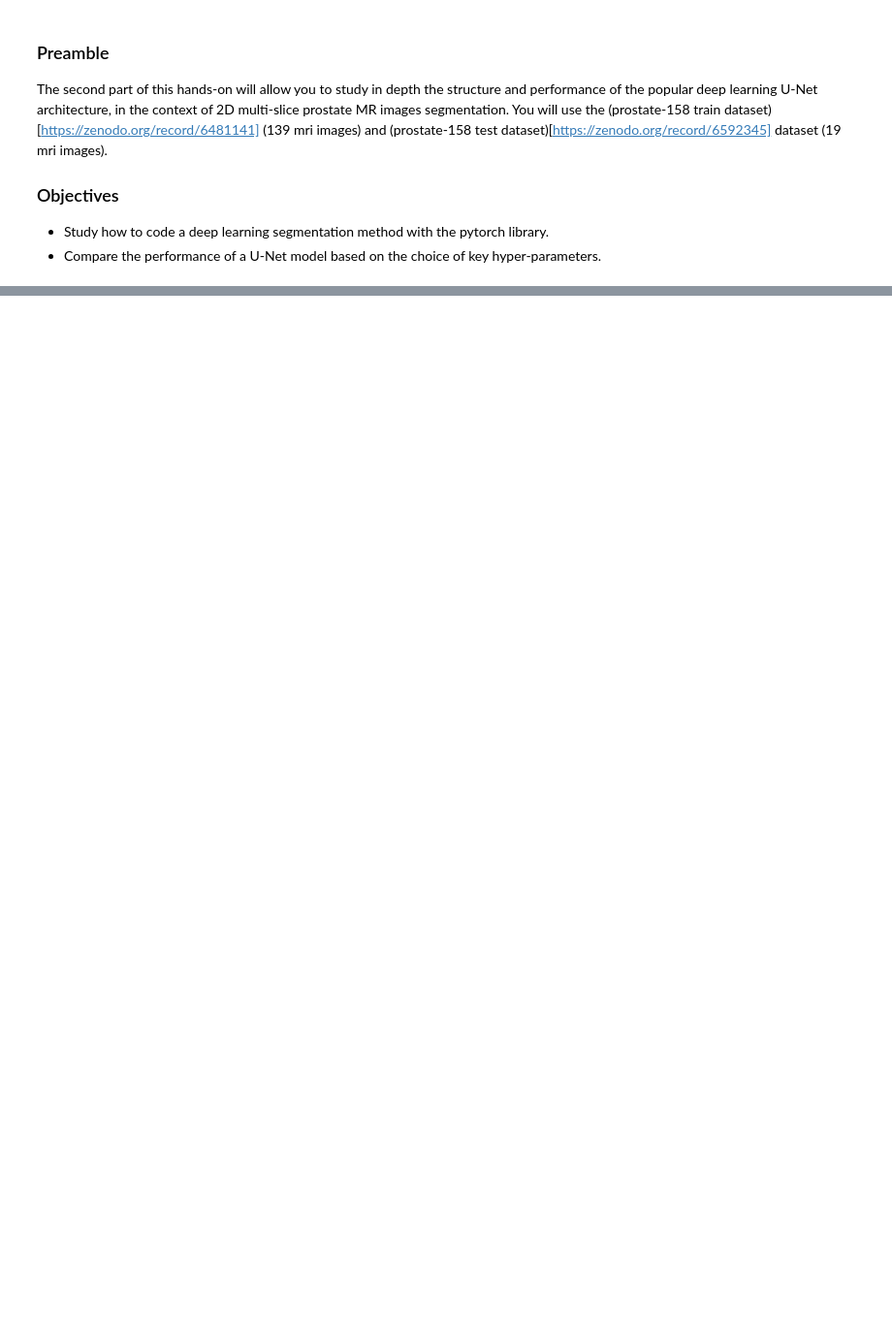
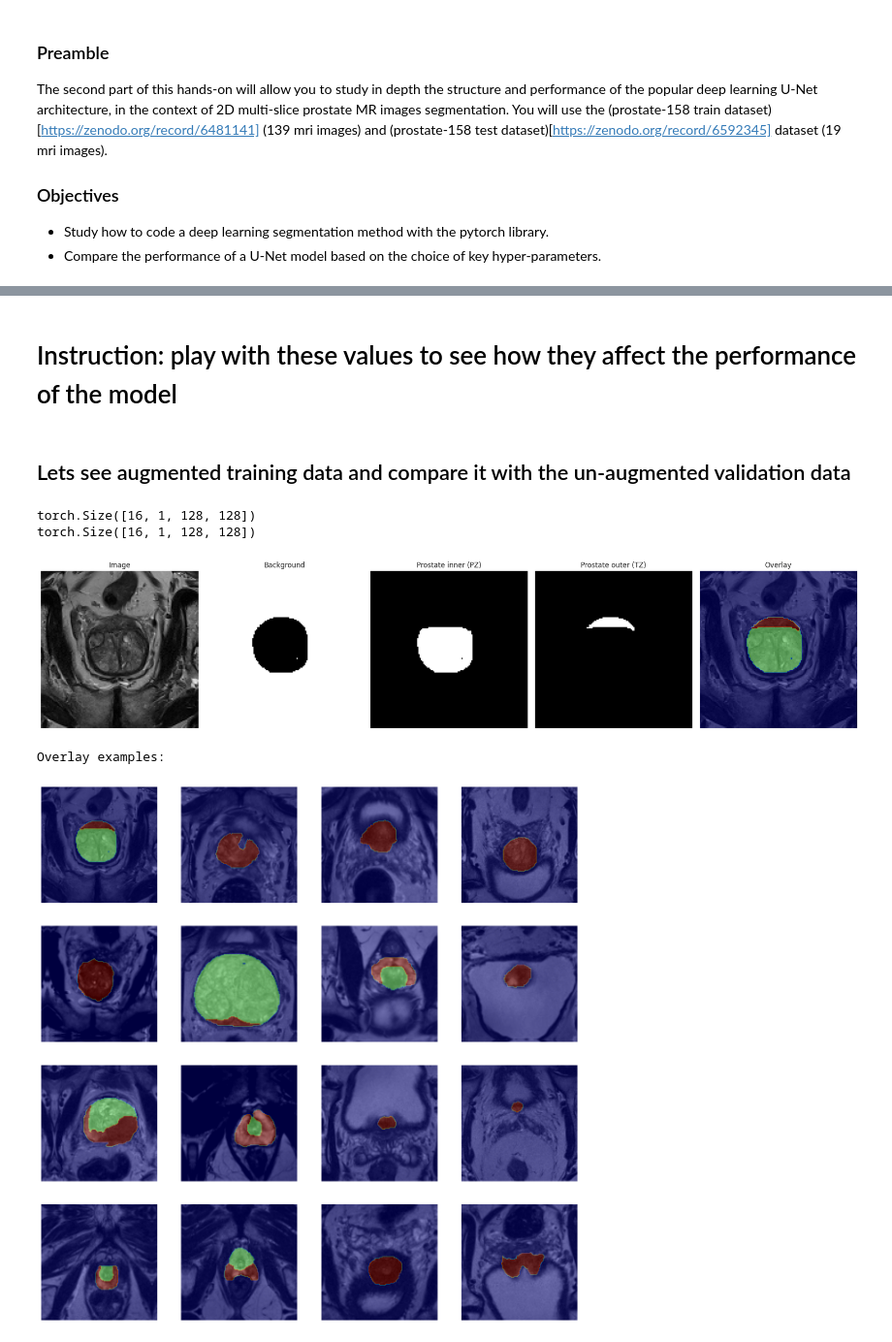
Before and after one commit to osbm/unet_explainer, a Jupyter notebook: tutorial.ipynb, the cells around one changed output, grey strips where cells are left out. Shown at 97% size. Drawn from its saved outputs; the diff is of its cells as text; code cells hidden in the pictures; blank space fills up the shorter version.

```diff
--- a/tutorial.ipynb
+++ b/tutorial.ipynb
@@ -52,3 +78,5 @@ set_seed(42)
+# %% [markdown]
+# Instruction: play with these values to see how they affect the performance of the model
 # %%
 image_size = 128
 train_transforms = A.Compose([
@@ -72,10 +100,20 @@ test_ds = ProstateDataset(folder='data/test', transform=valid_transforms)
 train_loader = DataLoader(train_ds, batch_size=16, shuffle=True)
 valid_loader = DataLoader(valid_ds, batch_size=16, shuffle=False)
 test_loader = DataLoader(test_ds, batch_size=16, shuffle=False)
+# %% [markdown]
+## Lets see augmented training data and compare it with the un-augmented validation data
 # %%
 for x, y in train_loader:
-    print(x.shape)
-    print(y.shape)
+    print(x.shape) # shape = [batch_size, channels, height, width]
+    print(y.shape) # shape = [batch_size, channels, height, width]
+    plot_one_example(x[0], y[0])
+    print("Overlay examples:")
     plot_overlay_4x4((x, y))
     break
+# %% [output]
+torch.Size([16, 1, 128, 128])
+torch.Size([16, 1, 128, 128])
+[figure, added]
+Overlay examples:
+[figure, added]
 # %%
```
Also changed, not shown: parts of 16 cells of this notebook, 6 other files.
